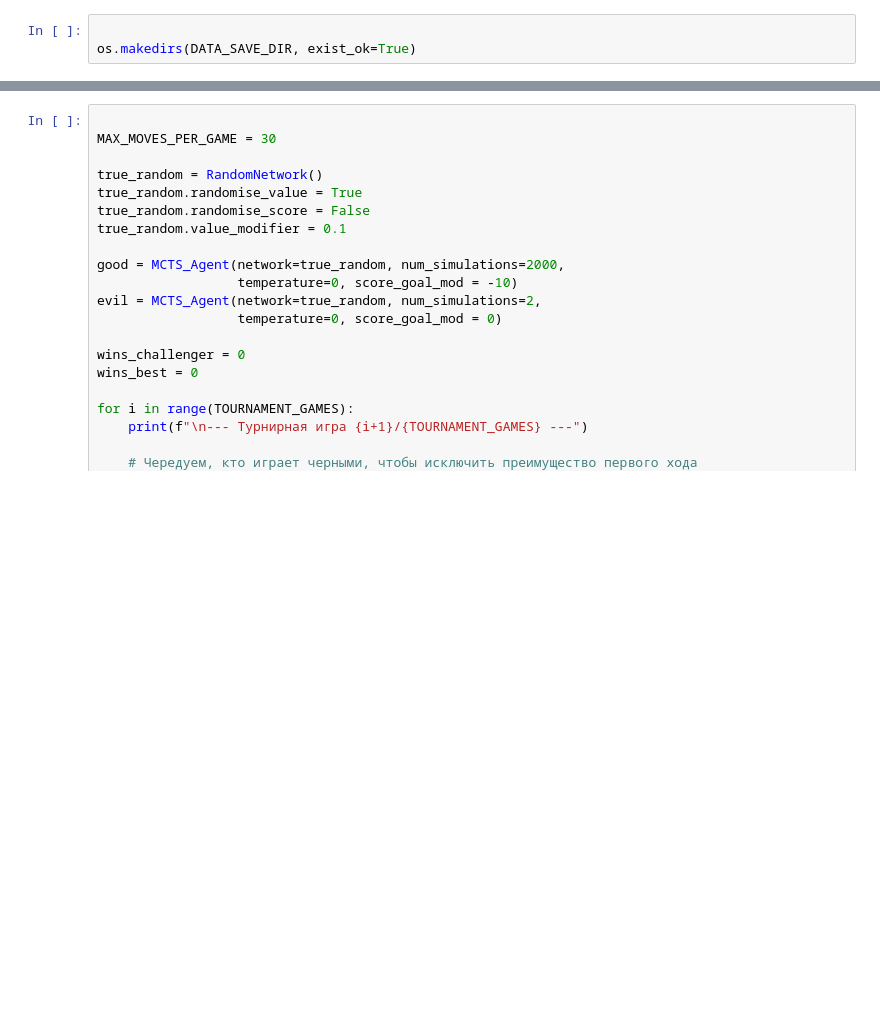
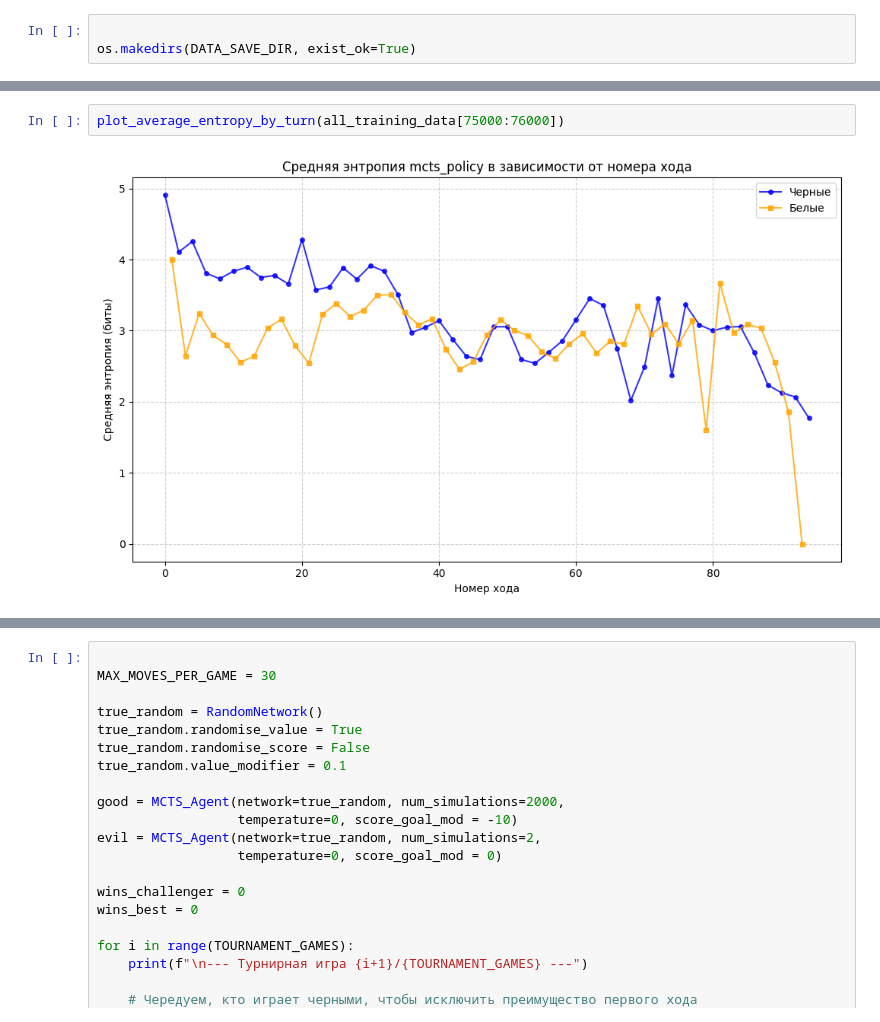
Before and after one commit to Gribtsi/GoL_AI, a Jupyter notebook: mcts_agent.ipynb, the cells around one changed output, grey strips where cells are left out. Saved outputs shown, nothing was run; the diff lists cells and outputs as text; blank space fills up the shorter version.

```diff
--- a/mcts_agent.ipynb
+++ b/mcts_agent.ipynb
@@ -223,2 +278,6 @@ generate_self_play_games(games_to_generate=NUM_GAMES_TO_GENERATE, games_batch=GA
+# %%
+plot_average_entropy_by_turn(all_training_data[75000:76000])
+# %% [output]
+[figure, added]
 # %%
 from heatmaps import print_board_heatmaps_for_move
```
Also changed, not shown: parts of 19 cells of this notebook, 11 other files.
